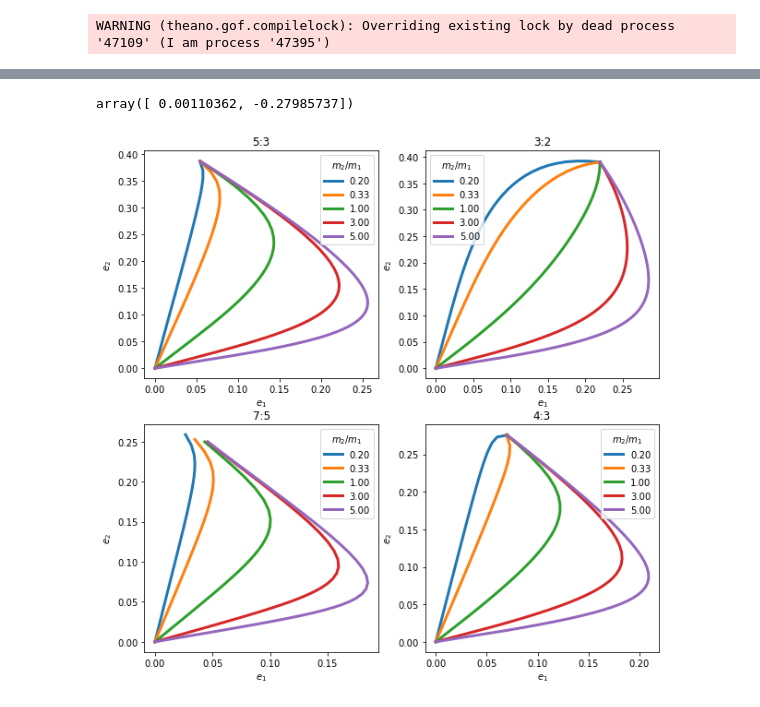
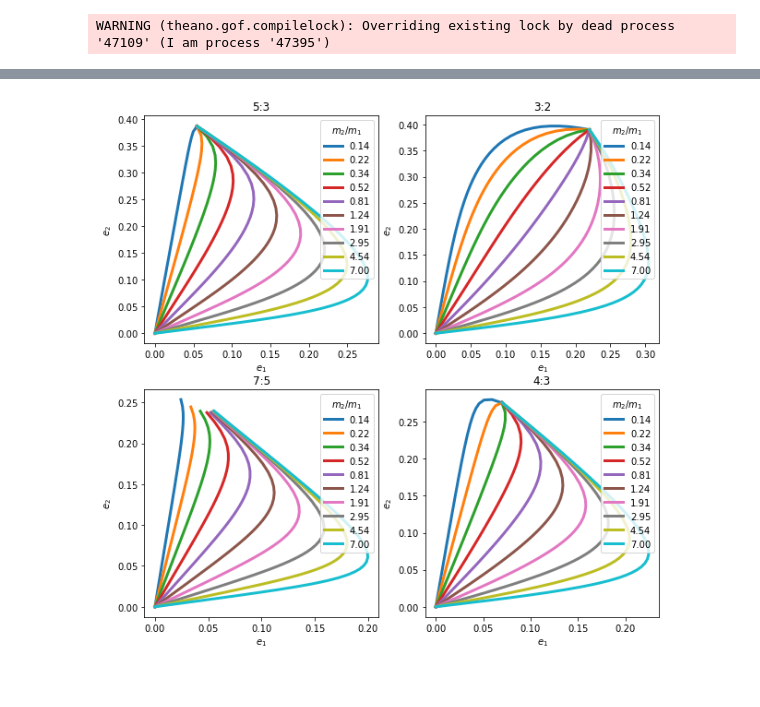
Before and after one commit to shadden/ResonantPlanetPairsRVModeling, a Jupyter notebook: jupyter_examples/Construct_ACR_Families.ipynb, the cells around one changed output, grey strips where cells are left out. Saved outputs shown, nothing was run; the diff lists cells and outputs as text; code cells hidden in the pictures.

```diff
--- a/jupyter_examples/Construct_ACR_Families.ipynb
+++ b/jupyter_examples/Construct_ACR_Families.ipynb
@@ -12,8 +12,22 @@ res_eqs = ResonanceEquations(5,2,n_quad_pts=50)
 # %% [output]
 WARNING (theano.gof.compilelock): Overriding existing lock by dead process '47109' (I am process '47395')
 # %%
-def set_masses_from_gamma_eps(gamma,eps,res_eqs):
-    res_eqs.m2 = gamma * res_eqs.m1
+def set_masses_from_mratio_eps(mratio,eps,res_eqs):
+    """
+    Reset the planet masses of a ResonanceEquations object
+    by setting the planets' mass ratio and the epsilon
+    parameter m1*m2/(m1+m2).
+
+    Arguments
+    ---------
+    mratio : float
+        Ratio of planet masses m2/m1
+    eps : float
+        Value of m1*m2 / (m1+m2)
+    res_eqs : ResonanceEquationsOfMotions.ResonanceEquations
+        Resonance eqautions instance to set masses for.
+    """
+    res_eqs.m2 = mratio * res_eqs.m1
     epsOld = (res_eqs.m2 * res_eqs.m1) / (res_eqs.m1 + res_eqs.m2)
     res_eqs.m1 *= (eps / epsOld)
     res_eqs.m2 *= (eps / epsOld)
@@ -62,24 +62,23 @@ def objective_fn(x,amd):
 # %%
 from scipy.optimize import lsq_linear
-# %%
-minroot.x
-# %% [output]
-array([ 0.00110362, -0.27985737])
 # %%
 fig,axes = plt.subplots(2,2,figsize=(10,10))
 axes = axes.reshape(-1)
 # Maximum number of Newton root-finding steps to take
+# and absolute tolerance for root determination.
 MAX_ITER = 10
-
+TOL = 1e-9
 # Number of points for each ACR track
-Npt = 60
+Npt = 80
 
 # Eccentricities at which to start search for minimum disturbing function value.
 e_mins_init = (0.07,-0.3)
 
 # Planet mass ratio range
-planet_mass_ratios = np.sort(np.append(1/np.linspace(1,5,3)[1:],np.linspace(1,5,3)))
+planet_mass_ratios = np.logspace(-np.log10(7),np.log10(7),10)
+#np.sort(np.append(1/np.linspace(1,5,3)[1:],np.linspace(1,5,3)))
 
+acr_loc_dict = dict()
 # Loop over resonances
 for axI,jk in enumerate([(5,2),(3,1),(7,2),(4,1)]):
 
@@ -89,61 +88,68 @@ for axI,jk in enumerate([(5,2),(3,1),(7,2),(4,1)]):
     e_mins_init = (0.1,-0.3)
 
     minroot = minimize(R_of_e1cos_e2cos,x0=e_mins_init,args=(res_eqs))
-
+    acr_loc_dict.update({jk:dict()})
     # Loop over planet mass ratios
     for mratio in planet_mass_ratios:
 
-        set_masses_from_gamma_eps(mratio,3e-4,res_eqs)
-        y,_=R_of_e1cos_e2cos(minroot.x,res_eqs,returnInputs=True)
+        set_masses_from_mratio_eps(mratio,2e-4,res_eqs)
 
         # For som reason the 7:5 MMR needs some annoying hand-holding to
         # get the ACR tracks correct. For the 7:5 MMR we'll build tracks
         # from low AMD to high AMD instead.
         if res_eqs.j==7:
-
             # Set the max amd form a rough estimate of the location of (e1*,e2*)
-            y = res_eqs.orbels_to_dyvars([res_eqs.alpha,0.04,0.5 *np.pi,1,.25, 1.5 * np.pi])
+            y = res_eqs.orbels_to_dyvars([res_eqs.alpha,0.04,0.5 *np.pi,1,.24, 1.5 * np.pi])
+            amdmax = y[-1]
+        else:
+            y,_=R_of_e1cos_e2cos(minroot.x,res_eqs,returnInputs=True)
             amdmax = y[-1]
 
-            # set the starting point at low AMD
-            y = res_eqs.orbels_to_dyvars([res_eqs.alpha,0.01,0,1,.01, 0])
-            amdmin = y[-1]
+        # set the starting point at low AMD
+        y = res_eqs.orbels_to_dyvars([res_eqs.alpha,0.01,0,1,.01, 0])
+        amdmin = y[-1]
+
+        if res_eqs.k==2:
             y[0] = 0.5*np.pi
             y[1] = 1.5 * np.pi
-
-            amdrange = np.logspace(np.log10(amdmin),np.log10(amdmax),Npt)
-
         else:
-            amd = y[-1]
-            e1,e2 = np.zeros((2,Npt))
-            amdrange = amd * np.logspace(0,-2,Npt)
-
+            y[0] = 0
+            y[1] = np.pi
+        e1,e2 = np.zeros((2,Npt))
+        amdrange = np.logspace(np.log10(amdmin),np.log10(amdmax),Npt)
         y = np.array(y)
         lb = np.array([-np.pi,-np.pi, -1* y[2], -1 * y[3]])
         ub = np.array([np.pi,np.pi,np.inf,np.inf])
 
+        # Loop over AMD values
         for i,amd0 in enumerate(amdrange):
+
             y[-1]=amd0
             f = res_eqs.H_flow(y)[:-1]
             J = res_eqs.H_flow_jac(y)[:-1,:-1]
             it=0
-            while np.linalg.norm(f)>1e-9 and it < MAX_ITER:
+
+            # Newton method iteration
+            while np.linalg.norm(f)>TOL and it < MAX_ITER:
+                # Note-- using constrained least-squares
+                # to avoid setting actions to negative
+                # values.
                 lb[2:] =  -1* y[2:-1]
                 dy = lsq_linear(J,-f,bounds=(lb,ub)).x
                 y[:-1] = y[:-1] + dy
                 f = res_eqs.H_flow(y)[:-1]
                 J = res_eqs.H_flow_jac(y)[:-1,:-1]
                 it+=1
             _,e1[i],_,_,e2[i],_ = res_eqs.dyvars_to_orbels(y) #
             if it == MAX_ITER:
                 print("Warning, max. iter. hit for (amd,gamma)=({:.2f},{:.2f})".format(amd0,mratio))
-        if res_eqs.j==7:
-            ax.plot(np.append([0],e1),np.append([0],e2),label="{:.2f}".format(mratio),lw=3)
-        else:
-            ax.plot(np.append(e1,[0]),np.append(e2,[0]),label="{:.2f}".format(mratio),lw=3)
+        ax.plot(np.append([0],e1),np.append([0],e2),label="{:.2f}".format(mratio),lw=3)
+
+        acr_loc_dict[jk].update({mratio:[np.append([0],e1),np.append([0],e2)]})
+
     ax.set_xlabel(r"$e_1$")
     ax.set_ylabel(r"$e_2$")
     ax.set_title(r"{:d}:{:d}".format(res_eqs.j,res_eqs.j-res_eqs.k))
     ax.legend(title=r"$m_2/m_1$")
 # %% [output]
-[figure, old version]
+[figure, new version]
```
Also changed, not shown: parts of 8 cells of this notebook, 3 other files.
